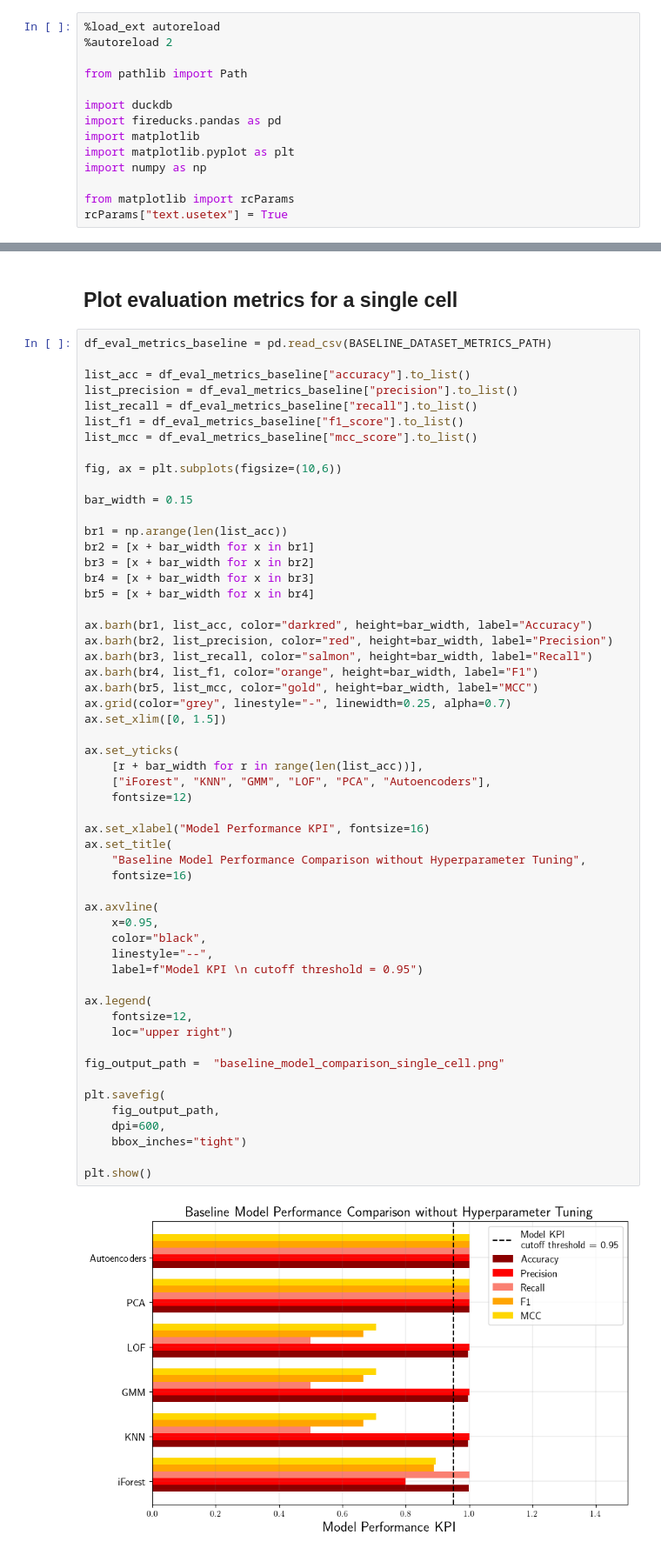
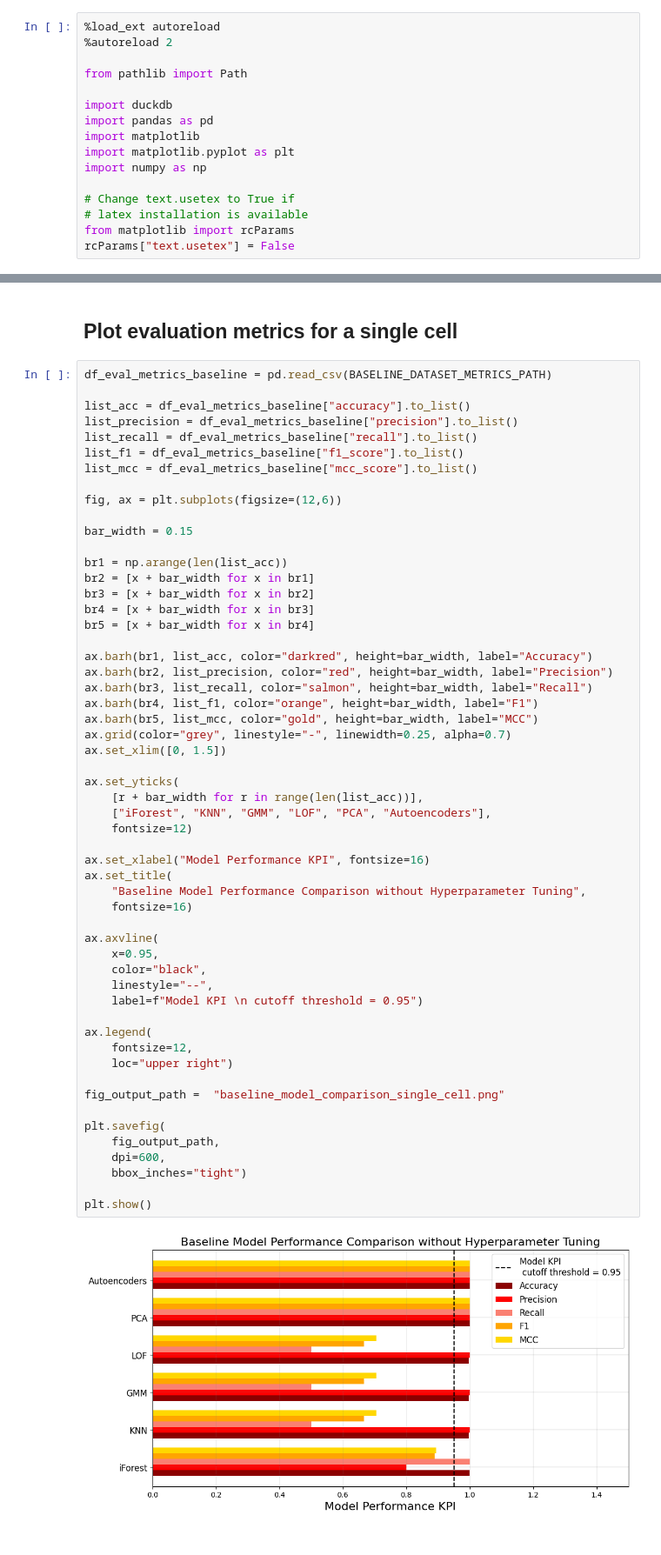
Before and after one commit to meichinpang/osbad, a Jupyter notebook: machine_learning/baseline_models/severson_data_source/ml_07_compare_metrics_baseline.ipynb, the cells around one changed output, grey strips where cells are left out. Shown at 87% size. Drawn from its saved outputs; the diff is of its cells as text.

Commit message:
Update figure rendering without latex installation

```diff
--- a/machine_learning/baseline_models/severson_data_source/ml_07_compare_metrics_baseline.ipynb
+++ b/machine_learning/baseline_models/severson_data_source/ml_07_compare_metrics_baseline.ipynb
@@ -7,13 +7,15 @@
 from pathlib import Path
 
 import duckdb
-import fireducks.pandas as pd
+import pandas as pd
 import matplotlib
 import matplotlib.pyplot as plt
 import numpy as np
 
+# Change text.usetex to True if
+# latex installation is available
 from matplotlib import rcParams
-rcParams["text.usetex"] = True
+rcParams["text.usetex"] = False
 # %% [markdown]
 # 01: Baseline model without hyperparameter tuning
 # %% [markdown]
@@ -34,7 +36,7 @@ list_recall = df_eval_metrics_baseline["recall"].to_list()
 list_f1 = df_eval_metrics_baseline["f1_score"].to_list()
 list_mcc = df_eval_metrics_baseline["mcc_score"].to_list()
 
-fig, ax = plt.subplots(figsize=(10,6))
+fig, ax = plt.subplots(figsize=(12,6))
 
 bar_width = 0.15
 
@@ -54,31 +56,31 @@ ax.set_xlim([0, 1.5])
 
 ax.set_yticks(
     [r + bar_width for r in range(len(list_acc))],
     ["iForest", "KNN", "GMM", "LOF", "PCA", "Autoencoders"],
     fontsize=12)
 
 ax.set_xlabel("Model Performance KPI", fontsize=16)
 ax.set_title(
     "Baseline Model Performance Comparison without Hyperparameter Tuning",
     fontsize=16)
 
 ax.axvline(
     x=0.95,
     color="black",
     linestyle="--",
     label=f"Model KPI \n cutoff threshold = 0.95")
 
 ax.legend(
     fontsize=12,
     loc="upper right")
 
 fig_output_path =  "baseline_model_comparison_single_cell.png"
 
 plt.savefig(
     fig_output_path,
     dpi=600,
     bbox_inches="tight")
 
 plt.show()
 # %% [output]
-[figure, old version]
+[figure, new version]
```
Also changed, not shown: 1 other file.
